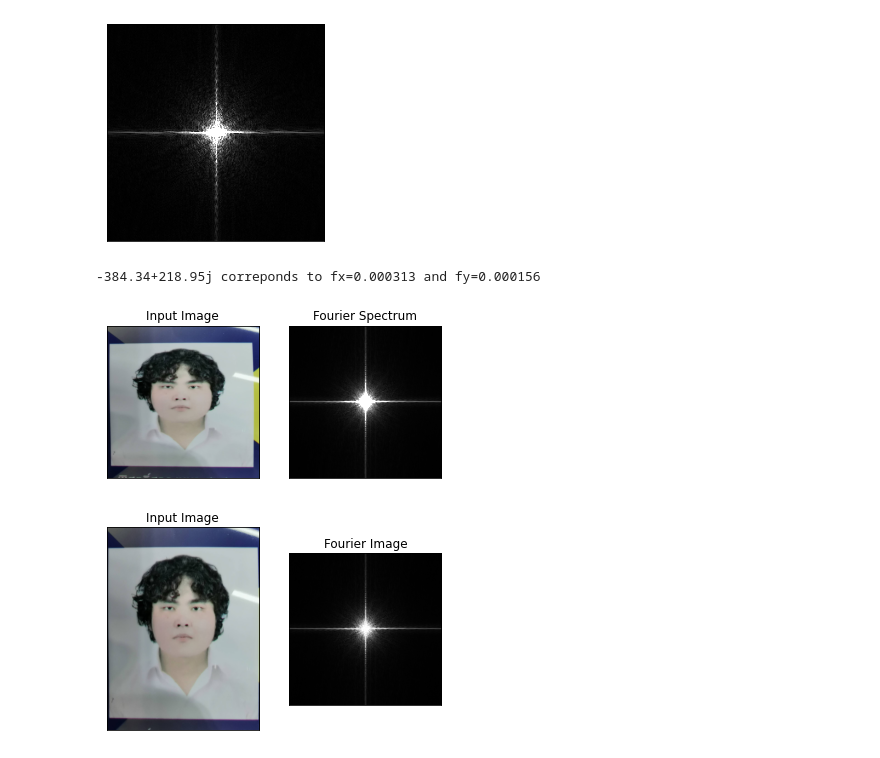
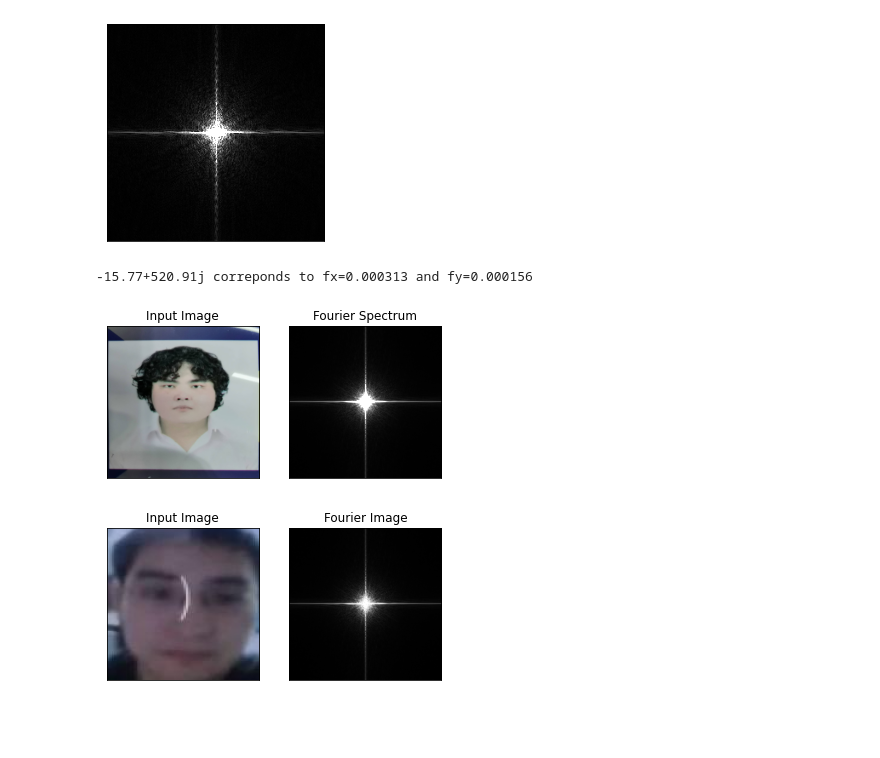
Before and after one commit to Soviet227/fourier_converter, a Jupyter notebook: fourier_converter.ipynb, the cells around one changed output. Saved outputs shown, nothing was run; the diff lists cells and outputs as text; code cells hidden in the pictures; blank space fills up the shorter version.

```diff
--- a/fourier_converter.ipynb
+++ b/fourier_converter.ipynb
@@ -74,31 +74,31 @@ def convertpic():
     plt.subplot(122),plt.imshow(np.abs(img_FFT), cmap='gray', vmax=200)
     plt.title('Fourier Spectrum'), plt.xticks([]), plt.yticks([])
     plt.show()
-    cv2.imwrite('C:/testcam/github/fourier_converter/imwritepicture/fourier/2.jpg', (np.abs(img_FFT)))
+    cv2.imwrite('C:/testcam/github/fourier_converter/imwritepicture/fourier/3.jpg', (np.abs(img_FFT)))
     fig = plt.figure()
 
     ax2 = fig.add_subplot(1, 2, 1)
     ax2.set_title("Input Image")
     ax2.set_xticks([])
     ax2.set_yticks([])
-    input_img = mpimg.imread(os.path.join('C:/testcam/github/fourier_converter/dataset', '2.jpg'))
+    input_img = mpimg.imread(os.path.join('C:/testcam/github/fourier_converter/dataset', '3.jpg'))
     ax2.imshow(input_img)
 
     ax2 = fig.add_subplot(1, 2, 2)
     ax2.set_title("Fourier Image")
     ax2.set_xticks([])
     ax2.set_yticks([])
-    fourier_img = cv2.imread(os.path.join('C:/testcam/github/fourier_converter/imwritepicture/fourier', '2.jpg'))
+    fourier_img = cv2.imread(os.path.join('C:/testcam/github/fourier_converter/imwritepicture/fourier', '3.jpg'))
     ax2.imshow(fourier_img)
 
     # Save the full figure...
-    fig.savefig('C:/testcam/github/fourier_converter/imwritepicture/inputandfourier/2.jpg')
+    fig.savefig('C:/testcam/github/fourier_converter/imwritepicture/inputandfourier/3.jpg')
 
     return
 # %%
-a = ('C:/testcam/datatest/fakerepic/170906.jpg')
+a = ('C:/testcam/github/fourier_converter/dataset/2.jpg')
 convertpic()
 # %% [output]
--384.34+218.95j correponds to fx=0.000313 and fy=0.000156
+-15.77+520.91j correponds to fx=0.000313 and fy=0.000156
-[figure, old version]
+[figure, new version]
-[figure, old version]
+[figure, new version]
```
Also changed, not shown: 7 other files.
